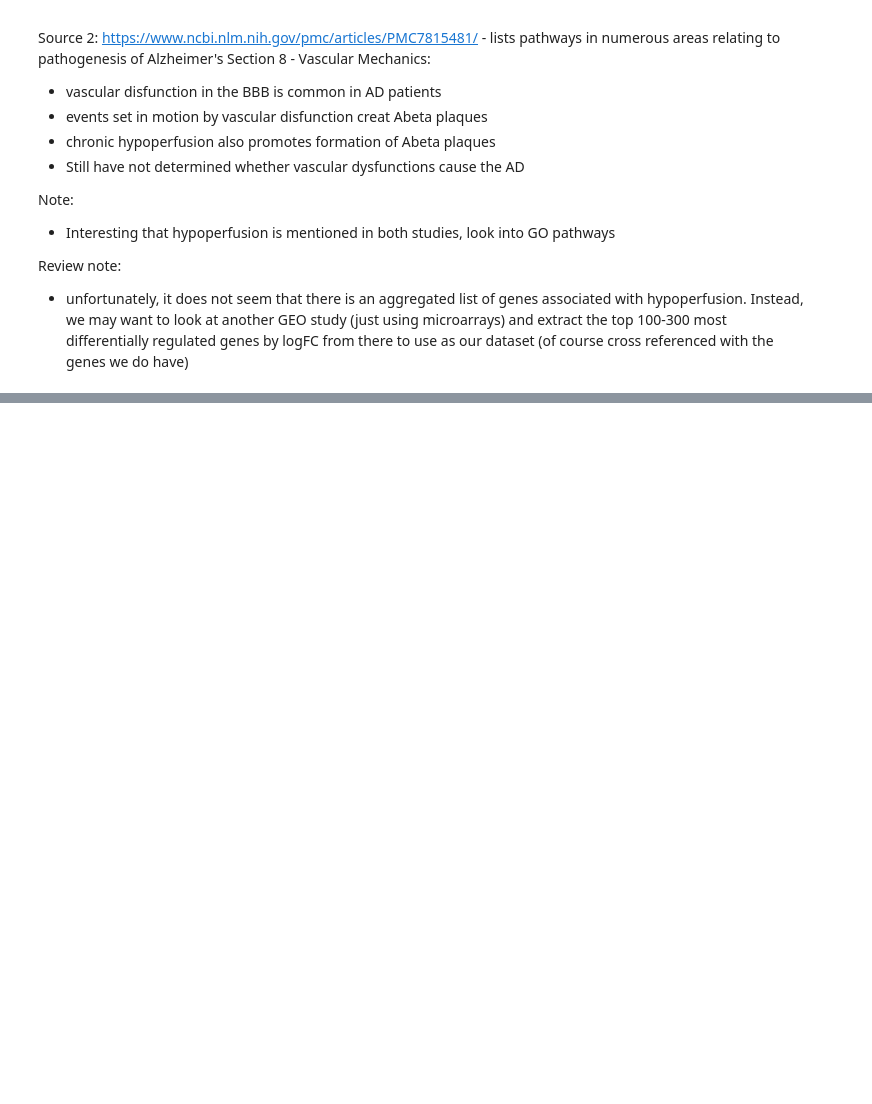
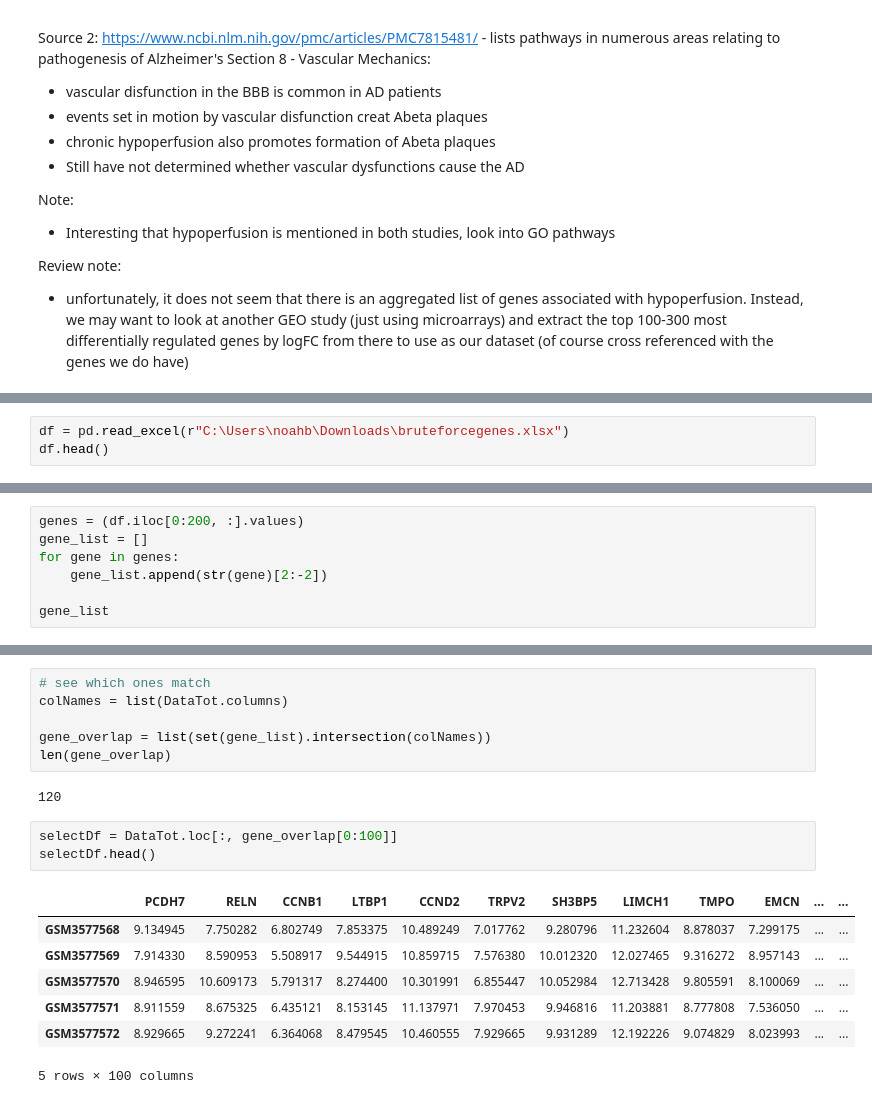
Before and after one commit to tessaSlice/Gene-Regression-Analysis, a Jupyter notebook: pipeline.ipynb, the cells around one changed output, grey strips where cells are left out. Cells and saved outputs as stored; diff of their text form; blank space fills up the shorter version.

```diff
--- a/pipeline.ipynb
+++ b/pipeline.ipynb
@@ -113,0 +120,3 @@ Review note:
+# %%
+df = pd.read_excel(r"C:\Users\noahb\Downloads\bruteforcegenes.xlsx")
+df.head()
@@ -113,0 +130,7 @@ Review note:
+# %%
+genes = (df.iloc[0:200, :].values)
+gene_list = []
+for gene in genes:
+    gene_list.append(str(gene)[2:-2])
+
+gene_list
@@ -113,0 +155,19 @@ Review note:
+# %%
+# see which ones match
+colNames = list(DataTot.columns)
+
+gene_overlap = list(set(gene_list).intersection(colNames))
+len(gene_overlap)
+# %% [output]
+120
+# %%
+selectDf = DataTot.loc[:, gene_overlap[0:100]]
+selectDf.head()
+# %% [output]
+|  | PCDH7 | RELN | CCNB1 | LTBP1 | CCND2 | TRPV2 | SH3BP5 | LIMCH1 | TMPO | EMCN | ... | ... |
+| GSM3577568 | 9.134945 | 7.750282 | 6.802749 | 7.853375 | 10.489249 | 7.017762 | 9.280796 | 11.232604 | 8.878037 | 7.299175 | ... | ... |
+| GSM3577569 | 7.914330 | 8.590953 | 5.508917 | 9.544915 | 10.859715 | 7.576380 | 10.012320 | 12.027465 | 9.316272 | 8.957143 | ... | ... |
+| GSM3577570 | 8.946595 | 10.609173 | 5.791317 | 8.274400 | 10.301991 | 6.855447 | 10.052984 | 12.713428 | 9.805591 | 8.100069 | ... | ... |
+| GSM3577571 | 8.911559 | 8.675325 | 6.435121 | 8.153145 | 11.137971 | 7.970453 | 9.946816 | 11.203881 | 8.777808 | 7.536050 | ... | ... |
+| GSM3577572 | 8.929665 | 9.272241 | 6.364068 | 8.479545 | 10.460555 | 7.929665 | 9.931289 | 12.192226 | 9.074829 | 8.023993 | ... | ... |
+5 rows × 100 columns
```
Also changed, not shown: parts of 14 cells of this notebook.
